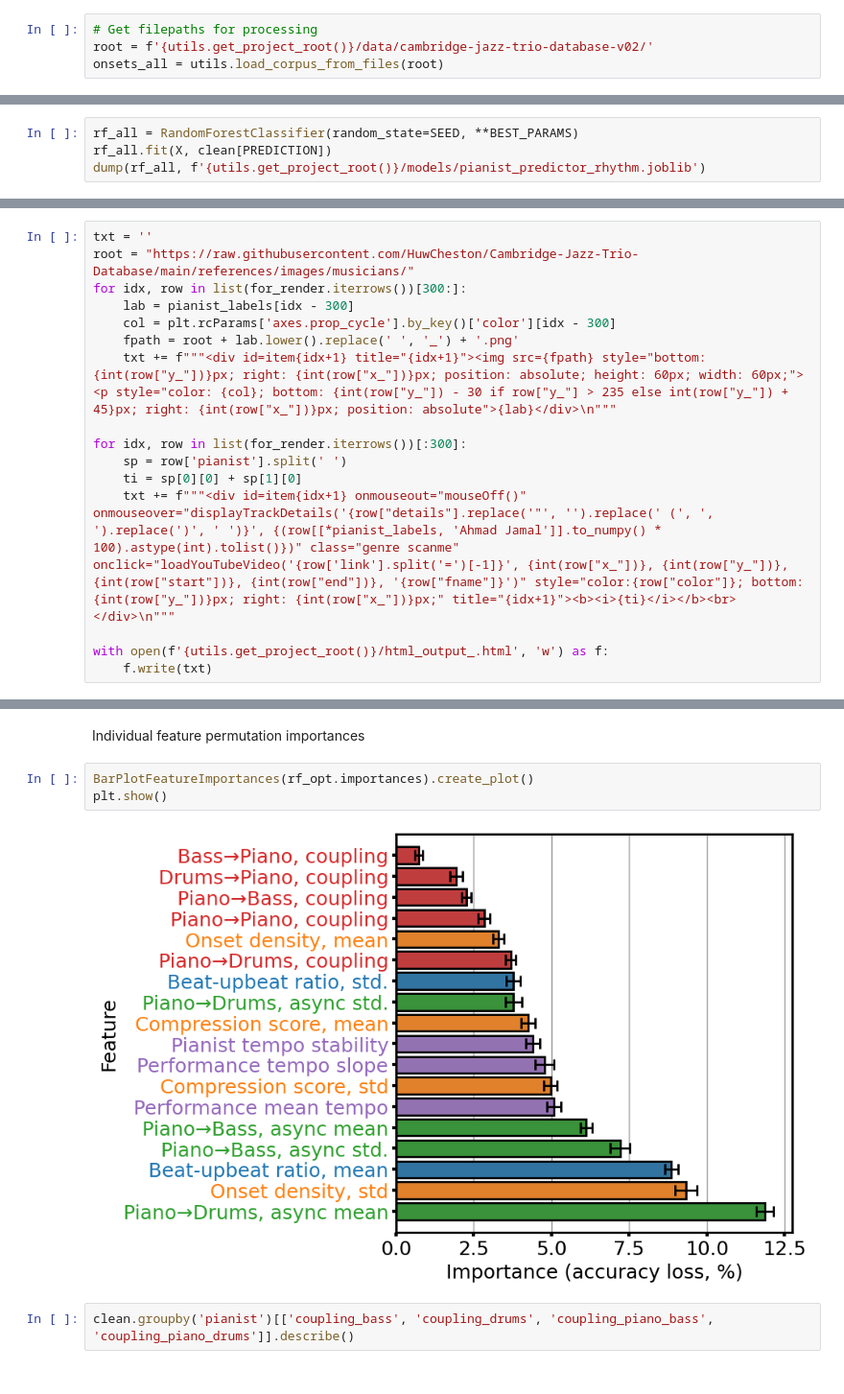
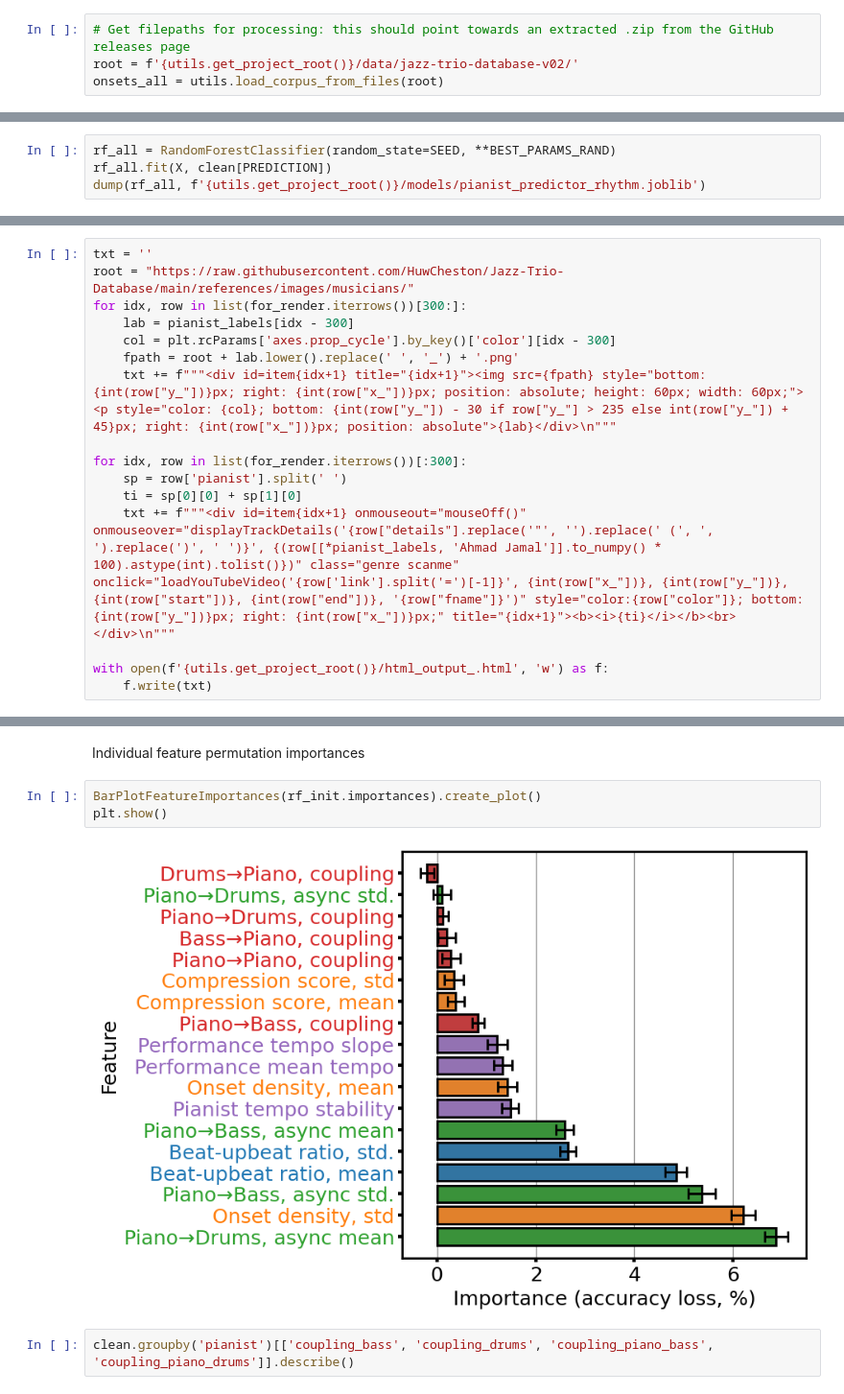
Before and after one commit to HuwCheston/Jazz-Trio-Database, a Jupyter notebook: notebooks/prediction/0.1-cheston-prediction-rhythmic-features.ipynb, the cells around one changed output, grey strips where cells are left out. Shown at 96% size. Saved outputs shown, nothing was run; the diff lists cells and outputs as text.

```diff
--- a/notebooks/prediction/0.1-cheston-prediction-rhythmic-features.ipynb
+++ b/notebooks/prediction/0.1-cheston-prediction-rhythmic-features.ipynb
@@ -78,8 +78,8 @@ for pred in PREDICTORS:
 
 First, we load in our list of `src.detect.detect_utils.OnsetMaker` classes. These contain the location of detected onsets and beats, as well as additional metadata.
 # %%
-# Get filepaths for processing
-root = f'{utils.get_project_root()}/data/cambridge-jazz-trio-database-v02/'
+# Get filepaths for processing: this should point towards an extracted .zip from the GitHub releases page
+root = f'{utils.get_project_root()}/data/jazz-trio-database-v02/'
 onsets_all = utils.load_corpus_from_files(root)
 # %%
 # Subset to just get JTD-300 tracks
@@ -573,7 +625,7 @@ print(f'Optimized model accuracy: {rf_opt.get_global_accuracy()}')
 # %% [markdown]
 ## Serialise model and save
 # %%
-rf_all = RandomForestClassifier(random_state=SEED, **BEST_PARAMS)
+rf_all = RandomForestClassifier(random_state=SEED, **BEST_PARAMS_RAND)
 rf_all.fit(X, clean[PREDICTION])
 dump(rf_all, f'{utils.get_project_root()}/models/pianist_predictor_rhythm.joblib')
 # %% [output]
@@ -651,7 +703,7 @@ for_render['color'] = for_render['pianist'].map({pian: col for pian, col in zip(
 ## Output HTML
 # %%
 txt = ''
-root = "https://raw.githubusercontent.com/HuwCheston/Cambridge-Jazz-Trio-Database/main/references/images/musicians/"
+root = "https://raw.githubusercontent.com/HuwCheston/Jazz-Trio-Database/main/references/images/musicians/"
 for idx, row in list(for_render.iterrows())[300:]:
     lab = pianist_labels[idx - 300]
     col = plt.rcParams['axes.prop_cycle'].by_key()['color'][idx - 300]
@@ -700,10 +752,10 @@ plt.show()
 # %% [markdown]
 Individual feature permutation importances
 # %%
-BarPlotFeatureImportances(rf_opt.importances).create_plot()
+BarPlotFeatureImportances(rf_init.importances).create_plot()
 plt.show()
 # %% [output]
-[figure, old version]
+[figure, new version]
 # %%
 clean.groupby('pianist')[['coupling_bass', 'coupling_drums', 'coupling_piano_bass', 'coupling_piano_drums']].describe()
 # %% [output]
```
Also changed, not shown: parts of 16 cells of this notebook, 6 other files.
